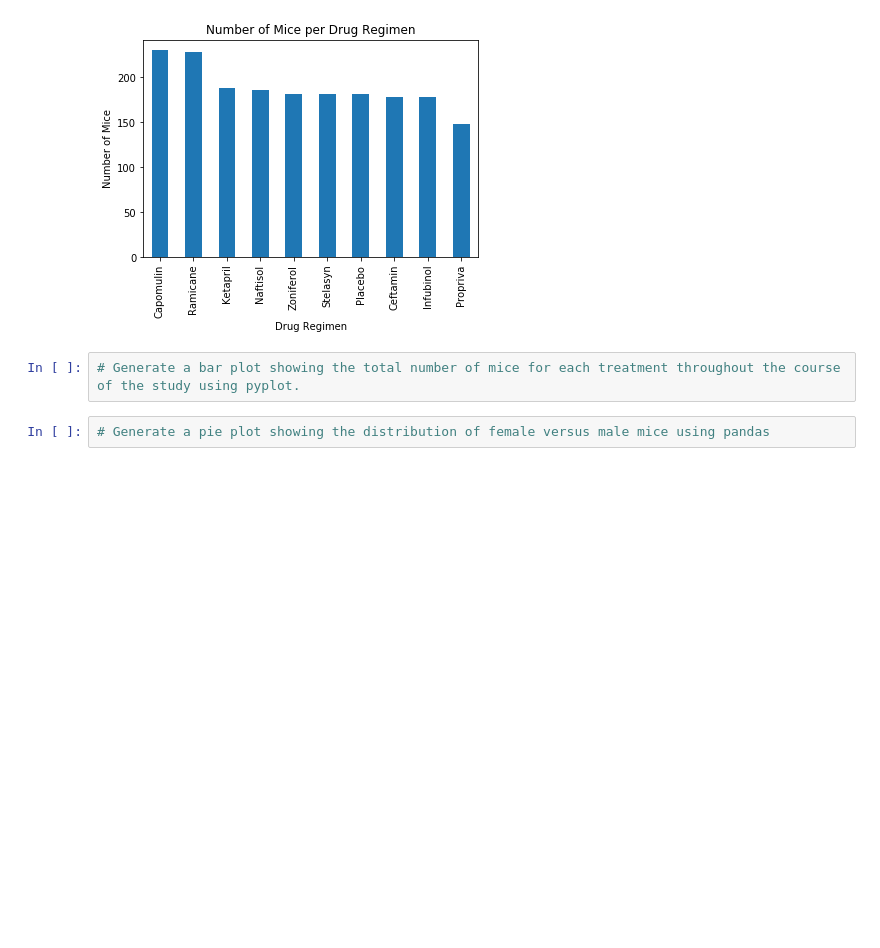
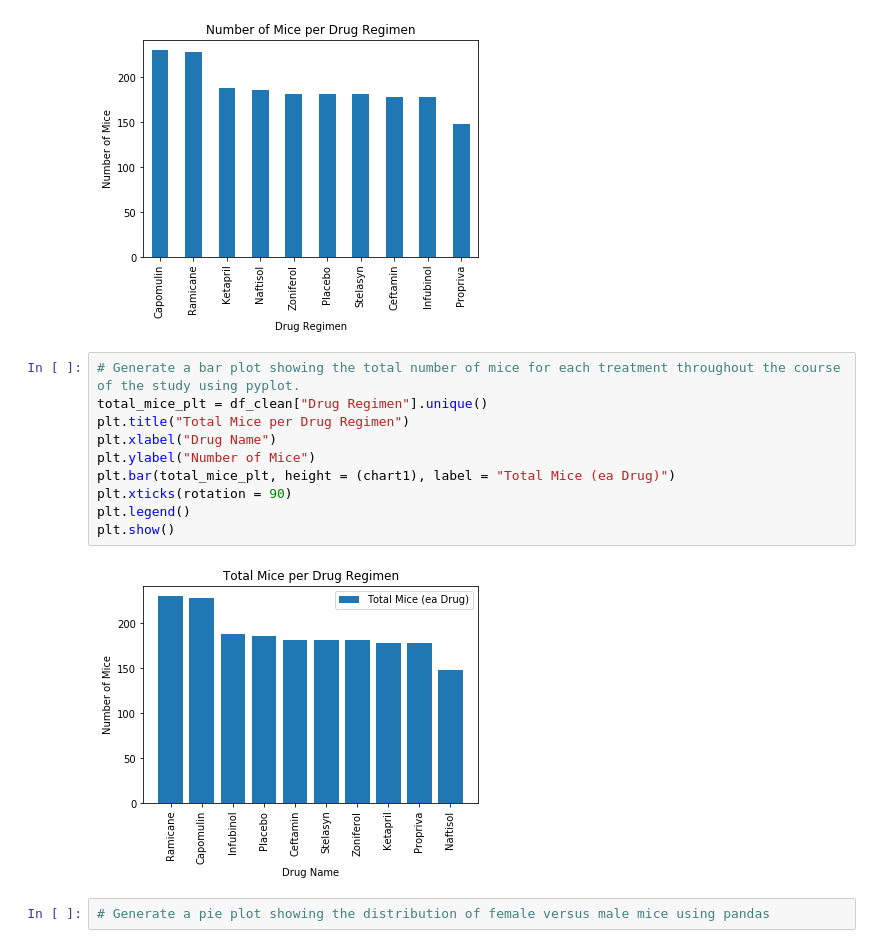
Before and after one commit to AGGII-52/Matplotlib, a Jupyter notebook: Pymaceuticals/pymaceuticals_starter.ipynb, the cells around one changed output. Cells and saved outputs as stored; diff of their text form; blank space fills up the shorter version.

Commit message:
created pyplot bar graph

```diff
--- a/Pymaceuticals/pymaceuticals_starter.ipynb
+++ b/Pymaceuticals/pymaceuticals_starter.ipynb
@@ -142,6 +143,16 @@ chart1.plot(kind="bar",x="Drug Regimen", y="Value Counts",label="Number of Mice
 [figure]
 # %%
 # Generate a bar plot showing the total number of mice for each treatment throughout the course of the study using pyplot.
+total_mice_plt = df_clean["Drug Regimen"].unique()
+plt.title("Total Mice per Drug Regimen")
+plt.xlabel("Drug Name")
+plt.ylabel("Number of Mice")
+plt.bar(total_mice_plt, height = (chart1), label = "Total Mice (ea Drug)")
+plt.xticks(rotation = 90)
+plt.legend()
+plt.show()
+# %% [output]
+[figure, added]
 # %%
 # Generate a pie plot showing the distribution of female versus male mice using pandas
 # %%
```
Also changed, not shown: parts of 3 cells of this notebook.
